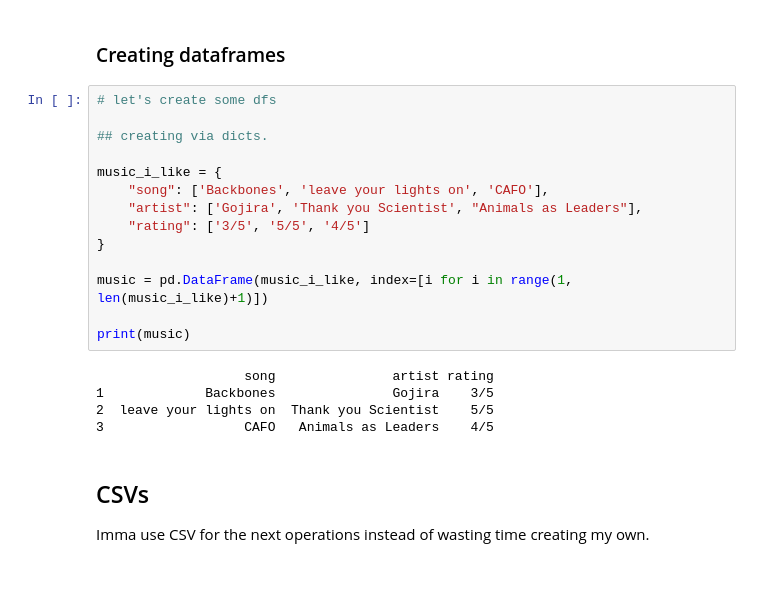
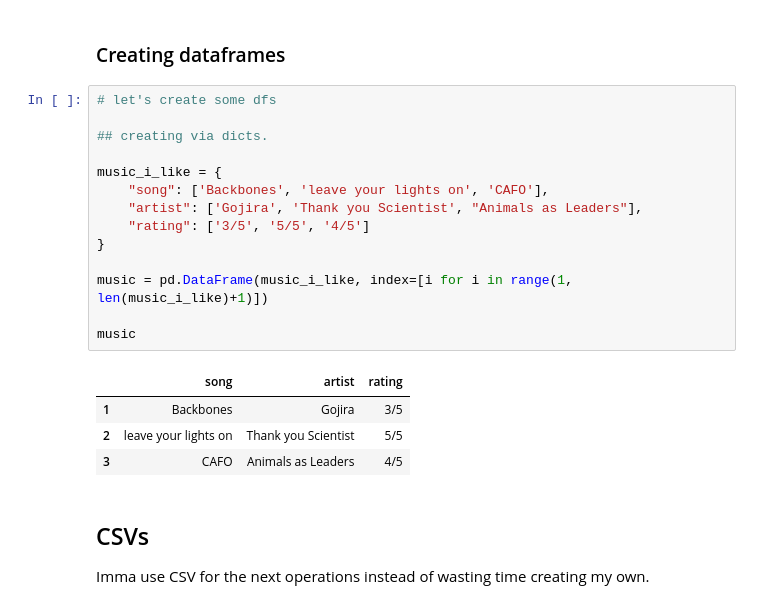
Before and after one commit to moiSentineL/ip-survivalkit, a Jupyter notebook: pandas/dataframes.ipynb, the cells around one changed output. Drawn from its saved outputs; the diff is of its cells as text; blank space fills up the shorter version.

```diff
--- a/pandas/dataframes.ipynb
+++ b/pandas/dataframes.ipynb
@@ -9,22 +9,22 @@ import numpy as np
 # %%
 # let's create some dfs
 
 ## creating via dicts.
 
 music_i_like = {
     "song": ['Backbones', 'leave your lights on', 'CAFO'],
     "artist": ['Gojira', 'Thank you Scientist', "Animals as Leaders"],
     "rating": ['3/5', '5/5', '4/5']
 }
 
 music = pd.DataFrame(music_i_like, index=[i for i in range(1, len(music_i_like)+1)])
 
-print(music)
+music
 # %% [output]
-                   song               artist rating
-1             Backbones               Gojira    3/5
-2  leave your lights on  Thank you Scientist    5/5
-3                  CAFO   Animals as Leaders    4/5
+|  | song | artist | rating |
+| 1 | Backbones | Gojira | 3/5 |
+| 2 | leave your lights on | Thank you Scientist | 5/5 |
+| 3 | CAFO | Animals as Leaders | 4/5 |
 # %% [markdown]
 ## CSVs
 Imma use CSV for the next operations instead of wasting time creating my own.
```
Also changed, not shown: parts of 4 cells of this notebook, 2 other files.
